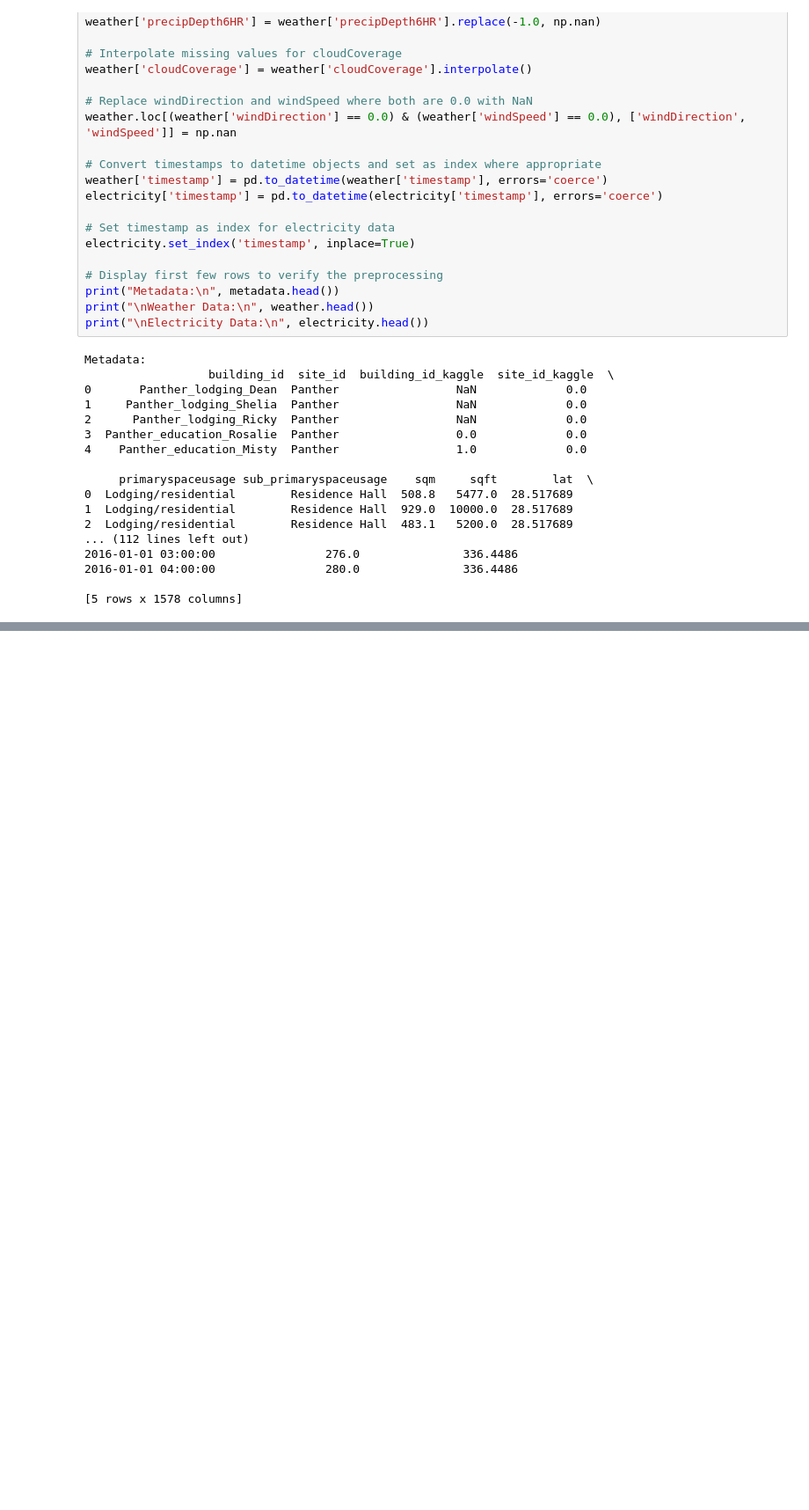
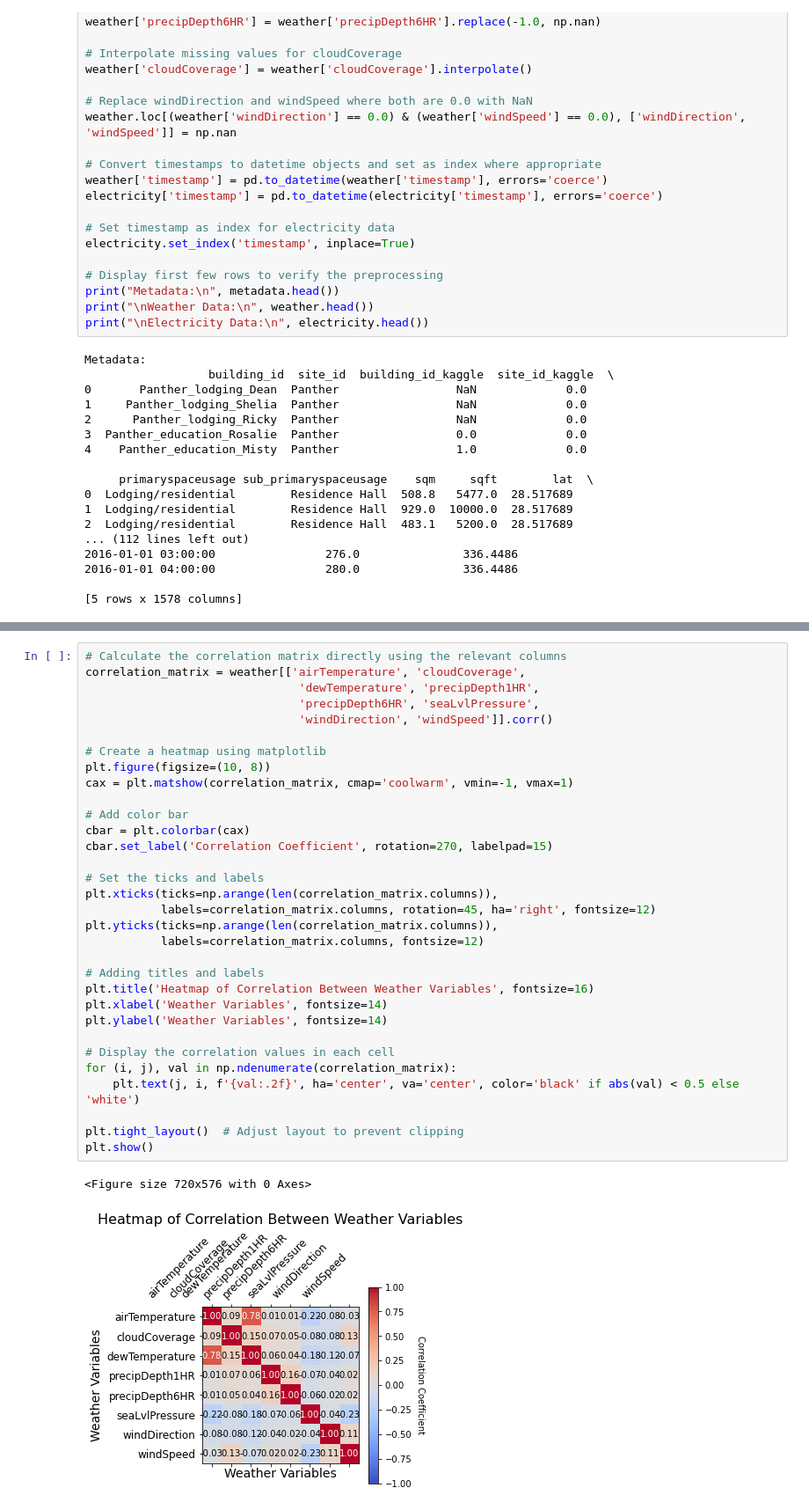
Before and after one commit to aaryanmahipalcu/ME-371, a Jupyter notebook: Building Energy Analysis/bea.ipynb, the cells around one changed output, grey strips where cells are left out. Shown: that part at 88% size. Drawn from its saved outputs; the diff is of its cells as text; blank space fills up the shorter version.

```diff
--- a/Building Energy Analysis/bea.ipynb
+++ b/Building Energy Analysis/bea.ipynb
@@ -104,0 +215,35 @@ dtype: int64
+# %%
+# Calculate the correlation matrix directly using the relevant columns
+correlation_matrix = weather[['airTemperature', 'cloudCoverage',
+                               'dewTemperature', 'precipDepth1HR',
+                               'precipDepth6HR', 'seaLvlPressure',
+                               'windDirection', 'windSpeed']].corr()
+
+# Create a heatmap using matplotlib
+plt.figure(figsize=(10, 8))
+cax = plt.matshow(correlation_matrix, cmap='coolwarm', vmin=-1, vmax=1)
+
+# Add color bar
+cbar = plt.colorbar(cax)
+cbar.set_label('Correlation Coefficient', rotation=270, labelpad=15)
+
+# Set the ticks and labels
+plt.xticks(ticks=np.arange(len(correlation_matrix.columns)),
+           labels=correlation_matrix.columns, rotation=45, ha='right', fontsize=12)
+plt.yticks(ticks=np.arange(len(correlation_matrix.columns)),
+           labels=correlation_matrix.columns, fontsize=12)
+
+# Adding titles and labels
+plt.title('Heatmap of Correlation Between Weather Variables', fontsize=16)
+plt.xlabel('Weather Variables', fontsize=14)
+plt.ylabel('Weather Variables', fontsize=14)
+
+# Display the correlation values in each cell
+for (i, j), val in np.ndenumerate(correlation_matrix):
+    plt.text(j, i, f'{val:.2f}', ha='center', va='center', color='black' if abs(val) < 0.5 else 'white')
+
+plt.tight_layout()  # Adjust layout to prevent clipping
+plt.show()
+# %% [output]
+<Figure size 720x576 with 0 Axes>
+[figure, added]
```
Also changed, not shown: parts of 4 cells of this notebook.
